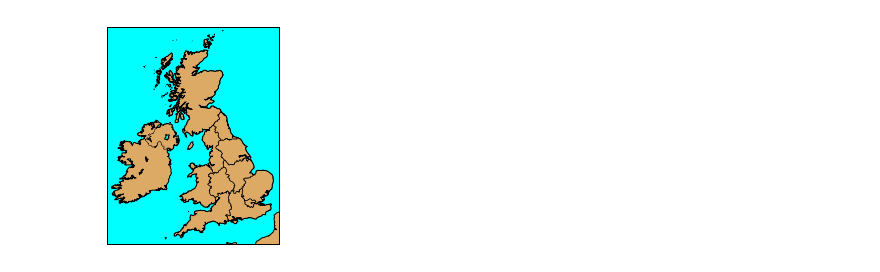
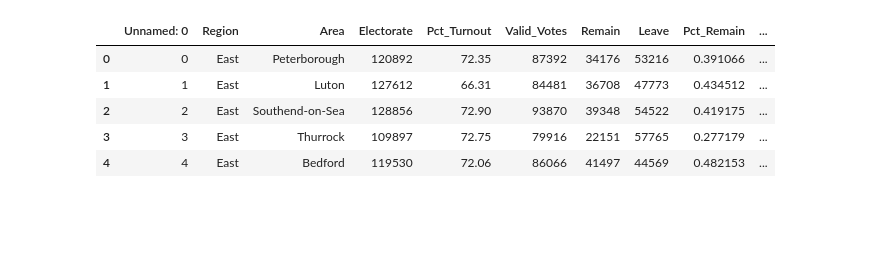
Before and after one commit to harper-data-mind/Project1, a Jupyter notebook: Jupyter Notebooks/voting_visualization.ipynb, the cells around one changed output. Drawn from its saved outputs; the diff is of its cells as text; code cells hidden in the pictures; blank space fills up the shorter version.

```diff
--- a/Jupyter Notebooks/voting_visualization.ipynb
+++ b/Jupyter Notebooks/voting_visualization.ipynb
@@ -7,13 +11,11 @@ import json
-# %%
-map = Basemap(llcrnrlon=-10.5,llcrnrlat=49.5,urcrnrlon=3.5,urcrnrlat=59.5,
-            resolution='i',projection='tmerc',lon_0=-4.36,lat_0=54.7)
-
-map.drawmapboundary(fill_color='aqua')
-map.fillcontinents(color='#ddaa66',lake_color='aqua')
-map.drawcoastlines()
-
-map.readshapefile('../Resources/NUTS_Level_1_January_2018_Ultra_Generalised_Clipped_Boundaries_in_the_United_Kingdom/NUTS_Level_1_January_2018_Ultra_Generalised_Clipped_Boundaries_in_the_United_Kingdom_WGS84', 'ukregion')
-
-plt.show()
-# %% [output]
-[figure, removed]
+# %%
+region_vote = pd.read_csv("../Resources/region_vote_df.csv")
+county_vote = pd.read_csv("../Resources/county_vote_df.csv")
+county_vote.head()
+# %% [output]
+|  | Unnamed: 0 | Region | Area | Electorate | Pct_Turnout | Valid_Votes | Remain | Leave | Pct_Remain | ... |
+| 0 | 0 | East | Peterborough | 120892 | 72.35 | 87392 | 34176 | 53216 | 0.391066 | ... |
+| 1 | 1 | East | Luton | 127612 | 66.31 | 84481 | 36708 | 47773 | 0.434512 | ... |
+| 2 | 2 | East | Southend-on-Sea | 128856 | 72.90 | 93870 | 39348 | 54522 | 0.419175 | ... |
+| 3 | 3 | East | Thurrock | 109897 | 72.75 | 79916 | 22151 | 57765 | 0.277179 | ... |
+| 4 | 4 | East | Bedford | 119530 | 72.06 | 86066 | 41497 | 44569 | 0.482153 | ... |
```
Also changed, not shown: parts of 3 cells of this notebook, 1 other file.
